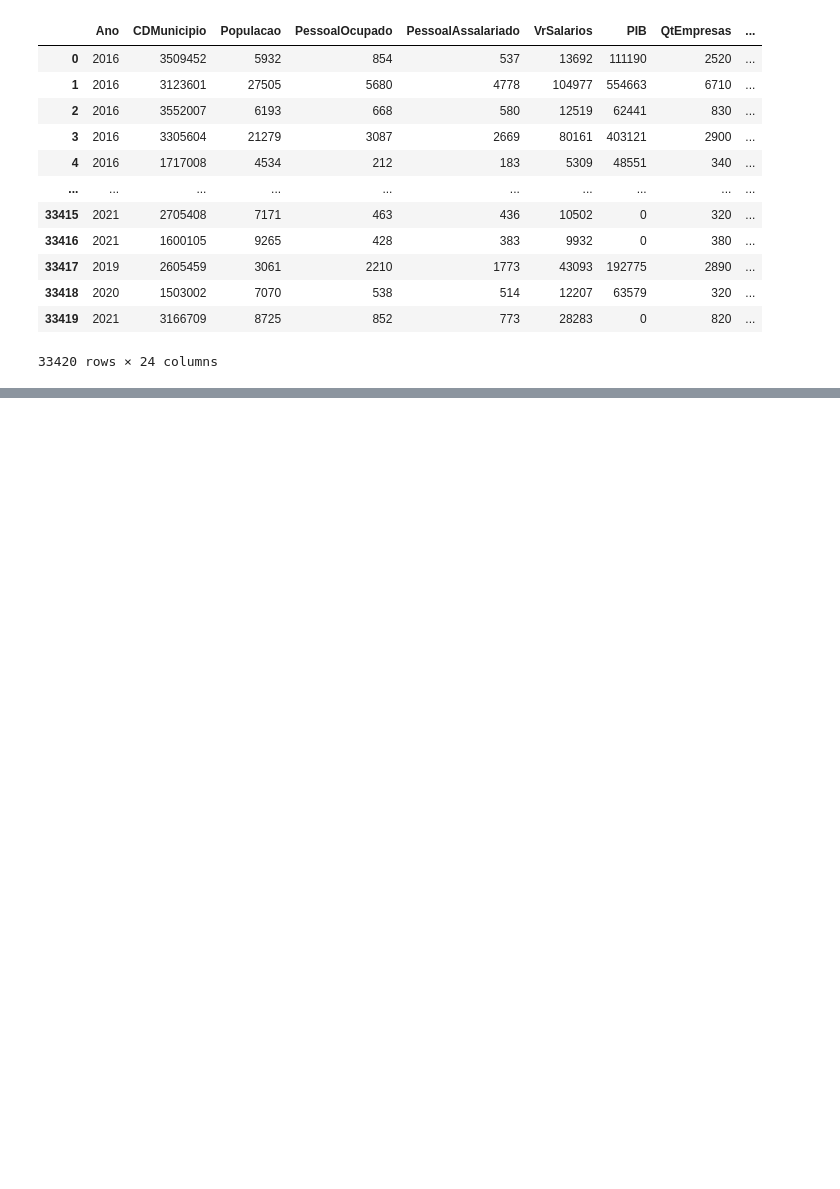
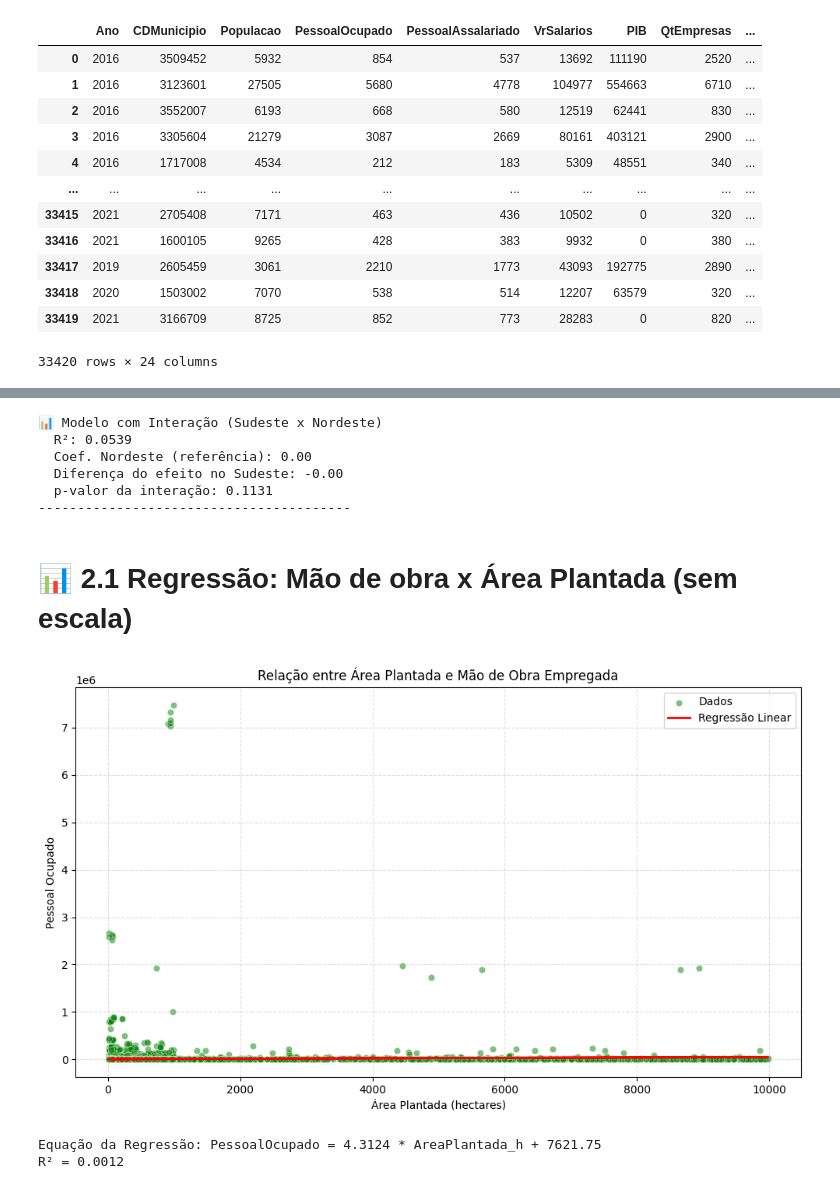
Before and after one commit to anaC-Fernandes/ProjetoDados, a Jupyter notebook: Notebooks/Dataset_Agro.ipynb, the cells around one changed output, grey strips where cells are left out. Saved outputs shown, nothing was run; the diff lists cells and outputs as text; code cells hidden in the pictures; blank space fills up the shorter version.

```diff
--- a/Notebooks/Dataset_Agro.ipynb
+++ b/Notebooks/Dataset_Agro.ipynb
@@ -506,0 +222,70 @@ else:
+# %%
+# Dados já preparados
+df_reg_subset = df[df['Regiao'].isin(['Sudeste', 'Nordeste'])].copy()
+df_reg_subset.dropna(subset=['PessoalOcupado', 'VlProducaoAgricola'], inplace=True)
+df_reg_subset['IsSudeste'] = (df_reg_subset['Regiao'] == 'Sudeste').astype(int)
+df_reg_subset['Interacao'] = df_reg_subset['IsSudeste'] * df_reg_subset['PessoalOcupado']
+
+X = sm.add_constant(df_reg_subset[['PessoalOcupado', 'IsSudeste', 'Interacao']])
+y = df_reg_subset['VlProducaoAgricola']
+modelo_interacao = sm.OLS(y, X).fit()
+
+print("📊 Modelo com Interação (Sudeste x Nordeste)")
+print(f"  R²: {modelo_interacao.rsquared:.4f}")
+print(f"  Coef. Nordeste (referência): {modelo_interacao.params['PessoalOcupado']:.2f}")
+print(f"  Diferença do efeito no Sudeste: {modelo_interacao.params['Interacao']:.2f}")
+print(f"  p-valor da interação: {modelo_interacao.pvalues['Interacao']:.4f}")
+print("-"*40)
+# %% [output]
+📊 Modelo com Interação (Sudeste x Nordeste)
+  R²: 0.0539
+  Coef. Nordeste (referência): 0.00
+  Diferença do efeito no Sudeste: -0.00
+  p-valor da interação: 0.1131
+----------------------------------------
+# %% [markdown]
+# 📊 2.1 Regressão: Mão de obra x Área Plantada (sem escala)
+# %%
+import seaborn as sns
+import matplotlib.pyplot as plt
+import pandas as pd
+import numpy as np
+from sklearn.linear_model import LinearRegression
+from sklearn.metrics import r2_score
+
+# Filtrar apenas os dados válidos
+df_valid = df[(df['AreaPlantada_h'] > 0) & (df['PessoalOcupado'] > 0)]
+
+# Separar variáveis
+X = df_valid[['AreaPlantada_h']]  # mecanização
+y = df_valid['PessoalOcupado']    # mão de obra
+
+# Criar e treinar modelo
+modelo = LinearRegression()
+modelo.fit(X, y)
+
+# Previsões e métricas
+y_pred = modelo.predict(X)
+r2 = r2_score(y, y_pred)
+coef = modelo.coef_[0]
+intercepto = modelo.intercept_
+
+# Plot
+plt.figure(figsize=(10, 6))
+sns.scatterplot(x='AreaPlantada_h', y='PessoalOcupado', data=df_valid, alpha=0.5, color='green', label='Dados')
+plt.plot(df_valid['AreaPlantada_h'], y_pred, color='red', linewidth=2, label='Regressão Linear')
+plt.xlabel('Área Plantada (hectares)')
+plt.ylabel('Pessoal Ocupado')
+plt.title('Relação entre Área Plantada e Mão de Obra Empregada')
+plt.legend()
+plt.grid(True, linestyle='--', alpha=0.4)
+plt.tight_layout()
+plt.show()
+
+# Printar resultados da regressão
+print(f"Equação da Regressão: PessoalOcupado = {coef:.4f} * AreaPlantada_h + {intercepto:.2f}")
+print(f"R² = {r2:.4f}")
+# %% [output]
+[figure, added]
+Equação da Regressão: PessoalOcupado = 4.3124 * AreaPlantada_h + 7621.75
+R² = 0.0012
```
Also changed, not shown: parts of 39 cells of this notebook.
